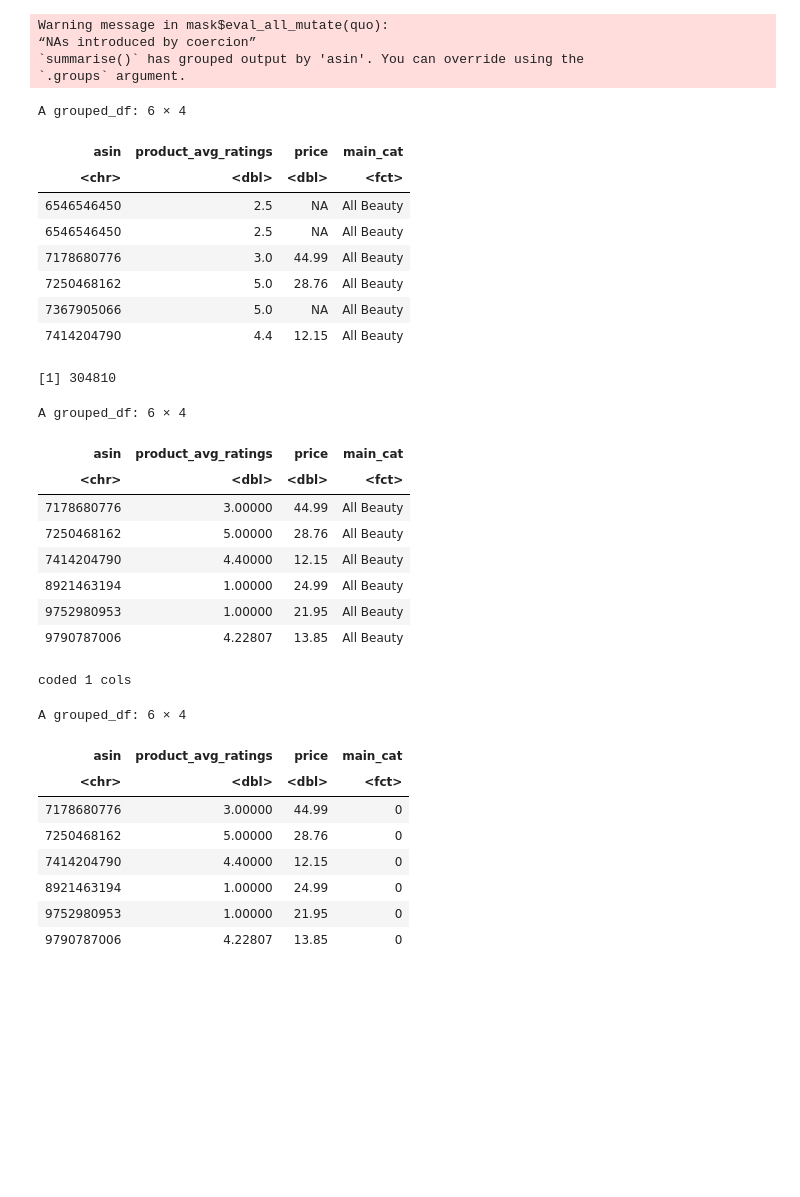
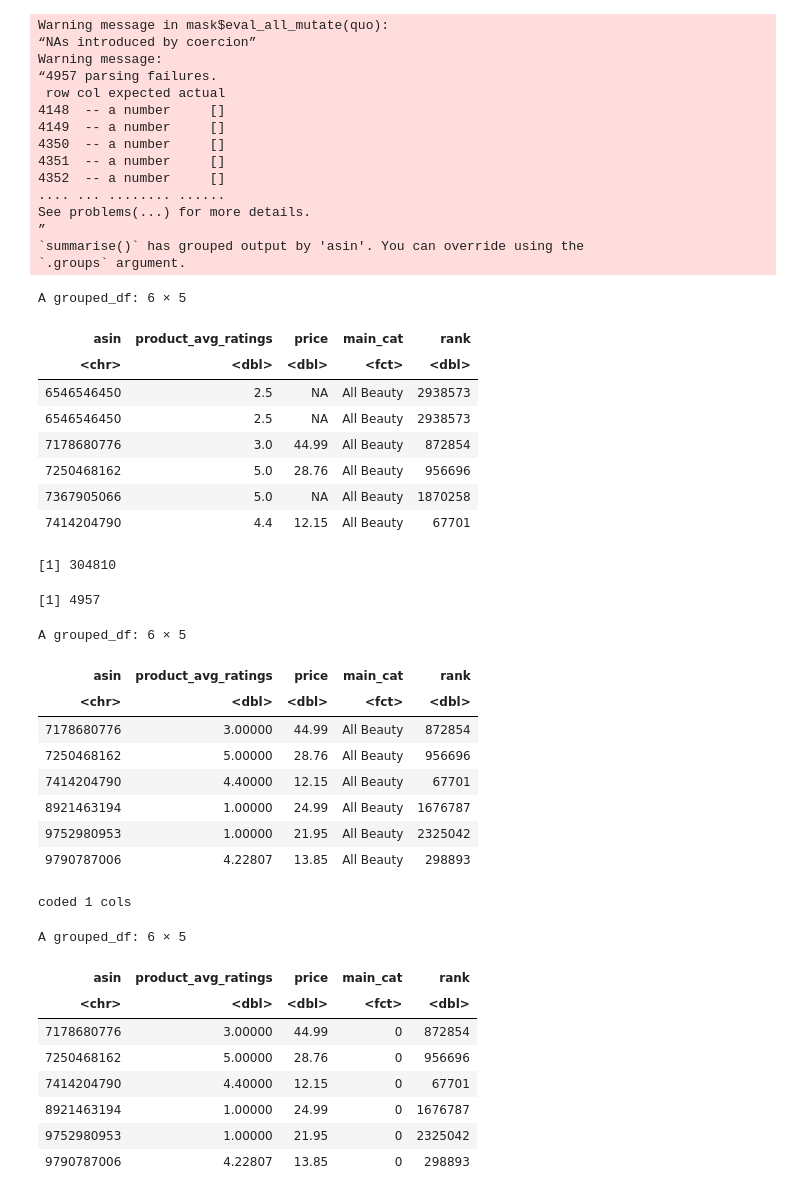
Before and after one commit to anhndq01/ECON-326-Project, a Jupyter notebook: Data_EDA_R.ipynb, the cells around one changed output. Saved outputs shown, nothing was run; the diff lists cells and outputs as text; code cells hidden in the pictures; blank space fills up the shorter version.

```diff
--- a/Data_EDA_R.ipynb
+++ b/Data_EDA_R.ipynb
@@ -36,58 +37,74 @@ A data.frame: 6 × 5
 # %%
 data <- data %>%
         mutate(main_cat = as.factor(main_cat))%>%
         mutate(price =substr(price, 2, nchar(price)))%>%
         mutate(price = as.numeric(price))%>%
+        mutate(rank= parse_number(rank))%>%
         group_by(asin)%>%
-        summarize(product_avg_ratings = mean(overall), price = price, main_cat = main_cat)
+        summarize(product_avg_ratings = mean(overall), price = price, main_cat = main_cat, rank=rank)
 head(data)
 # %% [output]
 Warning message in mask$eval_all_mutate(quo):
 “NAs introduced by coercion”
+Warning message:
+“4957 parsing failures.
+ row col expected actual
+4148  -- a number     []
+4149  -- a number     []
+4350  -- a number     []
+4351  -- a number     []
+4352  -- a number     []
+.... ... ........ ......
+See problems(...) for more details.
+”
 `summarise()` has grouped output by 'asin'. You can override using the
 `.groups` argument.
-A grouped_df: 6 × 4
+A grouped_df: 6 × 5
-| asin | product_avg_ratings | price | main_cat |
-| <chr> | <dbl> | <dbl> | <fct> |
-| 6546546450 | 2.5 | NA | All Beauty |
-| 6546546450 | 2.5 | NA | All Beauty |
-| 7178680776 | 3.0 | 44.99 | All Beauty |
-| 7250468162 | 5.0 | 28.76 | All Beauty |
-| 7367905066 | 5.0 | NA | All Beauty |
-| 7414204790 | 4.4 | 12.15 | All Beauty |
+| asin | product_avg_ratings | price | main_cat | rank |
+| <chr> | <dbl> | <dbl> | <fct> | <dbl> |
+| 6546546450 | 2.5 | NA | All Beauty | 2938573 |
+| 6546546450 | 2.5 | NA | All Beauty | 2938573 |
+| 7178680776 | 3.0 | 44.99 | All Beauty | 872854 |
+| 7250468162 | 5.0 | 28.76 | All Beauty | 956696 |
+| 7367905066 | 5.0 | NA | All Beauty | 1870258 |
+| 7414204790 | 4.4 | 12.15 | All Beauty | 67701 |
 # %%
 print(sum(is.na(data$price)))
 # %% [output]
 [1] 304810
+# %%
+print(sum(is.na(data$rank)))
+# %% [output]
+[1] 4957
 # %%
 data <- data %>%
         drop_na()%>%
         distinct(asin, .keep_all=TRUE)
 head(data)
 # %% [output]
-A grouped_df: 6 × 4
+A grouped_df: 6 × 5
-| asin | product_avg_ratings | price | main_cat |
-| <chr> | <dbl> | <dbl> | <fct> |
-| 7178680776 | 3.00000 | 44.99 | All Beauty |
-| 7250468162 | 5.00000 | 28.76 | All Beauty |
-| 7414204790 | 4.40000 | 12.15 | All Beauty |
-| 8921463194 | 1.00000 | 24.99 | All Beauty |
-| 9752980953 | 1.00000 | 21.95 | All Beauty |
-| 9790787006 | 4.22807 | 13.85 | All Beauty |
+| asin | product_avg_ratings | price | main_cat | rank |
+| <chr> | <dbl> | <dbl> | <fct> | <dbl> |
+| 7178680776 | 3.00000 | 44.99 | All Beauty | 872854 |
+| 7250468162 | 5.00000 | 28.76 | All Beauty | 956696 |
+| 7414204790 | 4.40000 | 12.15 | All Beauty | 67701 |
+| 8921463194 | 1.00000 | 24.99 | All Beauty | 1676787 |
+| 9752980953 | 1.00000 | 21.95 | All Beauty | 2325042 |
+| 9790787006 | 4.22807 | 13.85 | All Beauty | 298893 |
 # %%
 data['main_cat'] <- encode_binary(data.frame(data['main_cat']), full_print=FALSE)
 head(data)
 # %% [output]
 coded 1 cols
-A grouped_df: 6 × 4
+A grouped_df: 6 × 5
-| asin | product_avg_ratings | price | main_cat |
-| <chr> | <dbl> | <dbl> | <fct> |
-| 7178680776 | 3.00000 | 44.99 | 0 |
-| 7250468162 | 5.00000 | 28.76 | 0 |
-| 7414204790 | 4.40000 | 12.15 | 0 |
-| 8921463194 | 1.00000 | 24.99 | 0 |
-| 9752980953 | 1.00000 | 21.95 | 0 |
-| 9790787006 | 4.22807 | 13.85 | 0 |
+| asin | product_avg_ratings | price | main_cat | rank |
+| <chr> | <dbl> | <dbl> | <fct> | <dbl> |
+| 7178680776 | 3.00000 | 44.99 | 0 | 872854 |
+| 7250468162 | 5.00000 | 28.76 | 0 | 956696 |
+| 7414204790 | 4.40000 | 12.15 | 0 | 67701 |
+| 8921463194 | 1.00000 | 24.99 | 0 | 1676787 |
+| 9752980953 | 1.00000 | 21.95 | 0 | 2325042 |
+| 9790787006 | 4.22807 | 13.85 | 0 | 298893 |
 # %%
 summary(data)
 # %% [output]
```
Also changed, not shown: parts of 5 cells of this notebook, 4 other files.
